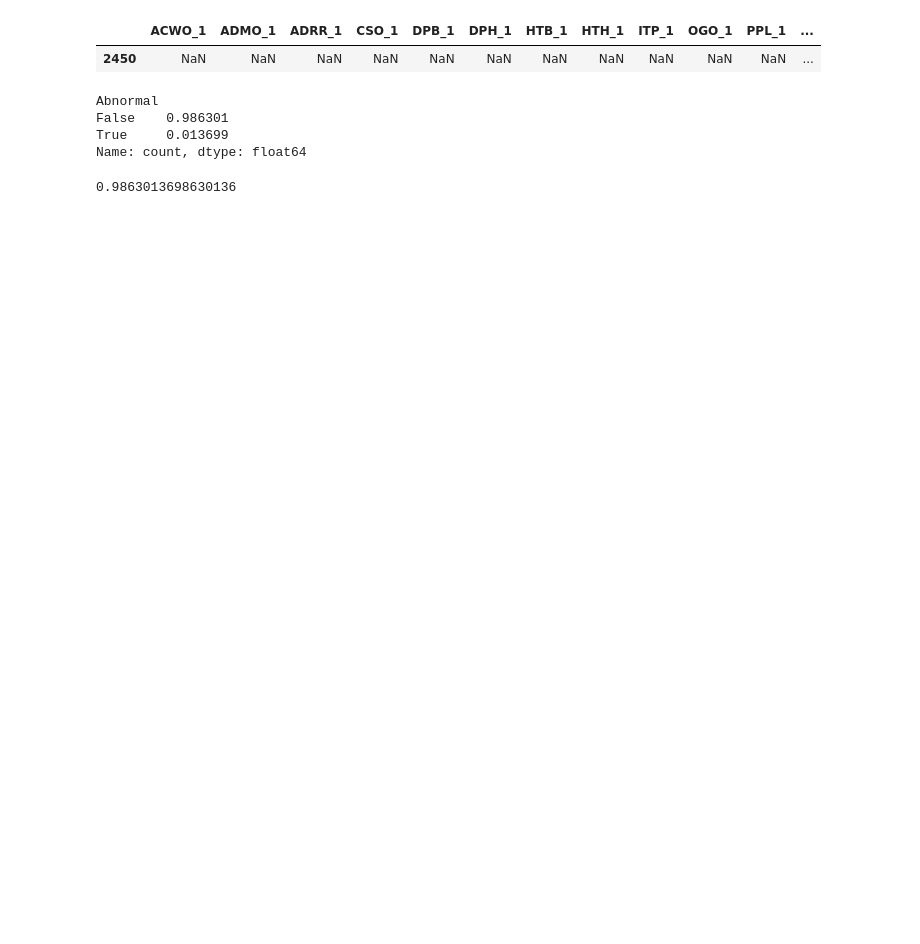
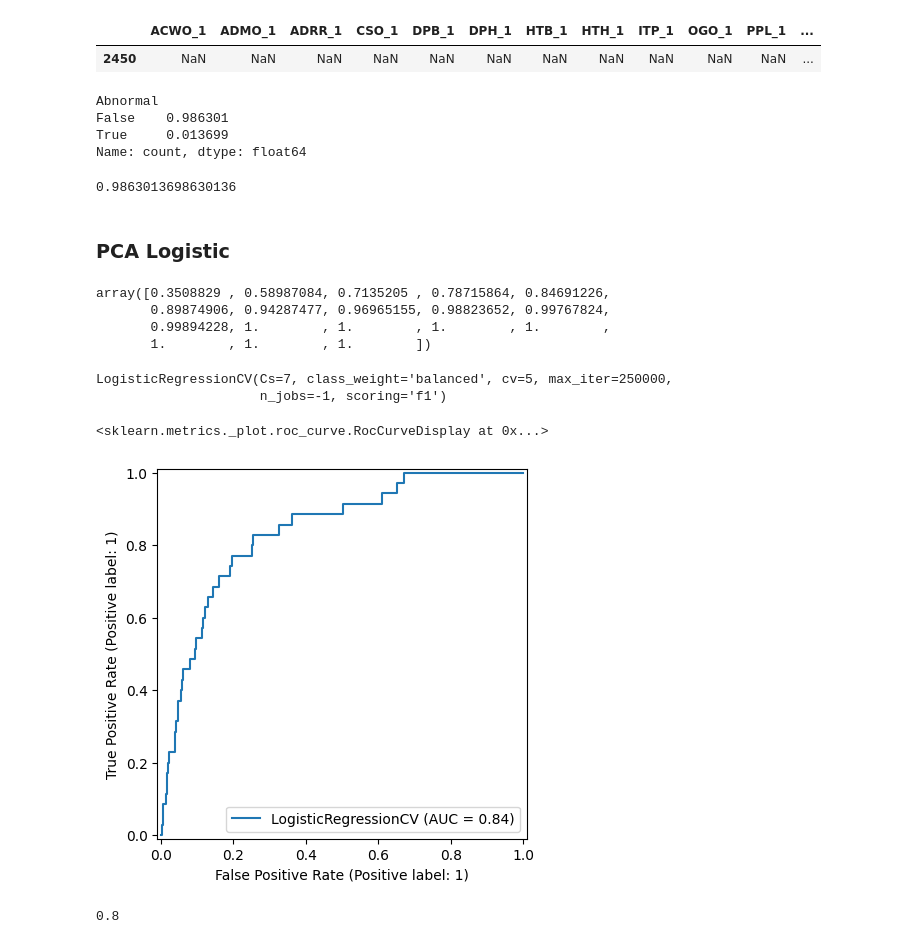
Before and after one commit to willcoughlin/predicting-abnormal-grid-conditions, a Jupyter notebook: notebooks/04-logistic.ipynb, the cells around one changed output. Cells and saved outputs as stored; diff of their text form; code cells hidden in the pictures; blank space fills up the shorter version.

```diff
--- a/notebooks/04-logistic.ipynb
+++ b/notebooks/04-logistic.ipynb
@@ -40,3 +41,41 @@ y_bin = y_encoder.fit_transform(y_1da_nadrop)
 1-np.mean(y_bin)
 # %% [output]
 0.9863013698630136
+# %% [markdown]
+### PCA Logistic
+# %%
+# np.random.seed(123)
+
+pca = PCA()
+pca.fit(X_scaled)
+pca.explained_variance_ratio_.cumsum()
+# %% [output]
+array([0.3508829 , 0.58987084, 0.7135205 , 0.78715864, 0.84691226,
+       0.89874906, 0.94287477, 0.96965155, 0.98823652, 0.99767824,
+       0.99894228, 1.        , 1.        , 1.        , 1.        ,
+       1.        , 1.        , 1.        ])
+# %%
+np.random.seed(123)
+
+X_pca = pca.transform(X_scaled)
+
+lr = LogisticRegressionCV(max_iter=250000, n_jobs=-1, class_weight="balanced",
+                          cv=5, scoring="f1", Cs=7, refit=True)
+
+lr.fit(X_pca, y_bin)
+# %% [output]
+LogisticRegressionCV(Cs=7, class_weight='balanced', cv=5, max_iter=250000,
+                     n_jobs=-1, scoring='f1')
+# %%
+RocCurveDisplay.from_estimator(lr, X_pca, y_bin)
+# %% [output]
+<sklearn.metrics._plot.roc_curve.RocCurveDisplay at 0x...>
+[figure, added]
+# %%
+threshholds = [i/20 for i in range(21)]
+f1s = [f1_score(y_bin, [0 if p < t else 1
+                        for p in lr.predict_proba(X_pca)[:,1]])
+       for t in threshholds]
+threshholds[np.argmax(f1s)]
+# %% [output]
+0.8
```
Also changed, not shown: parts of 9 cells of this notebook.
